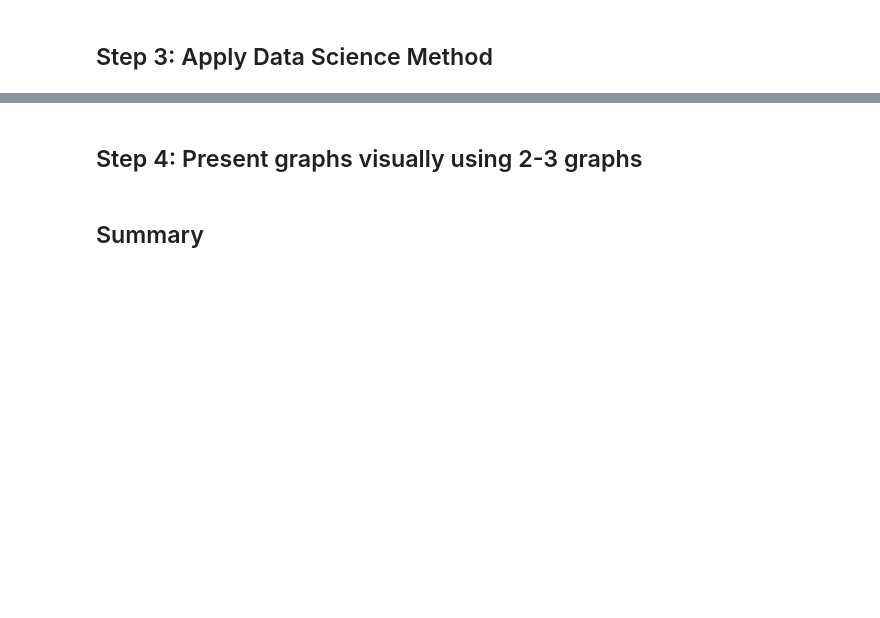
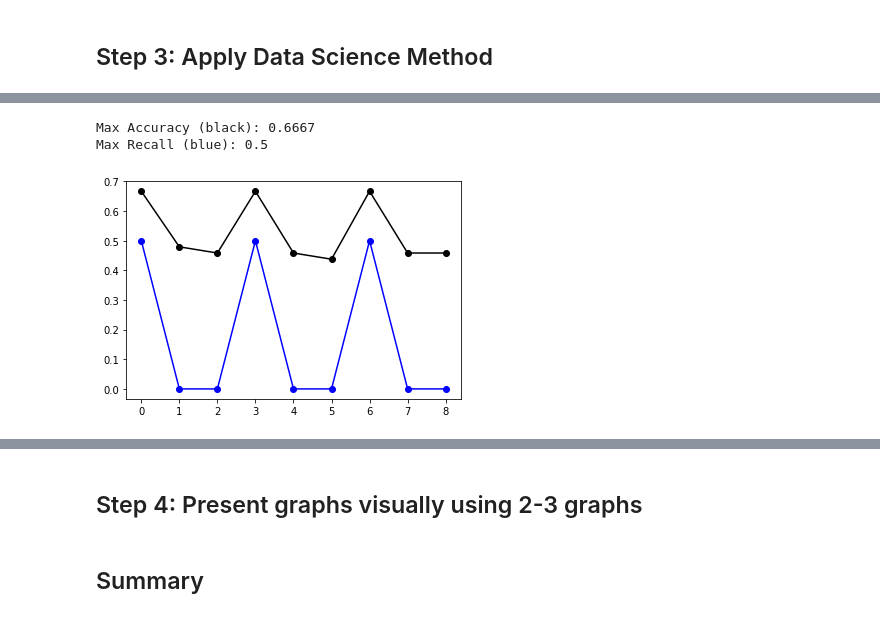
Before and after one commit to doqhne/ATOC4500_sp22_final_project, a Jupyter notebook: final_notebook.ipynb, the cells around one changed output, grey strips where cells are left out. Saved outputs shown, nothing was run; the diff lists cells and outputs as text; code cells hidden in the pictures; blank space fills up the shorter version.

```diff
--- a/final_notebook.ipynb
+++ b/final_notebook.ipynb
@@ -315,0 +388,32 @@ There is a 48.33% chance a member will go ice free 2043 or before given those co
+# %%
+# Perform a test-train split, perform feature scaling, and the rebalance our dataset
+x_train_bal, y_train_bal, x_test_bal, y_test_bal = dataprep_pipeline(x, y, verbose=False)
+# %%
+# train and tune the random forest model
+
+# choose the hyperparameters
+    # choose to adjust the number of estimators in the forest and the depth of the tree
+
+acc_scores = []
+rec_scores = []
+
+num_est = [10, 50, 500] # number of trees
+depth = [2, 10, 100] # number of decisions
+for i in num_est:
+    start = time.time()
+    print("Number of estimators is "+str(i))
+
+    for k in depth:
+        print("depth is "+str(k))
+        forest = RandomForestClassifier(n_estimators=i, max_depth=k)
+        forest.fit(x_train_bal, y_train_bal)
+
+        # cross validate & evaluate metrics based on testing data
+        pred_test= forest.predict(x_test_bal)
+        acc_val = metrics.accuracy_score(y_test_bal, pred_test)
+        acc_scores.append(acc_val)
+        rec_val = metrics.recall_score(y_test_bal, pred_test)
+        rec_scores.append(rec_val)
+
+    end = time.time()
+    print("Random Forest took "+str(end-start)+" seconds.")
@@ -315,0 +436,9 @@ There is a 48.33% chance a member will go ice free 2043 or before given those co
+# %%
+plt.plot(acc_scores, marker='o', color='black')
+plt.plot(rec_scores, marker='o', color='blue')
+print("Max Accuracy (black):", round(max(acc_scores), 4))
+print("Max Recall (blue):", round(max(rec_scores), 4))
+# %% [output]
+Max Accuracy (black): 0.6667
+Max Recall (blue): 0.5
+[figure, added]
```
Also changed, not shown: parts of 26 cells of this notebook.
